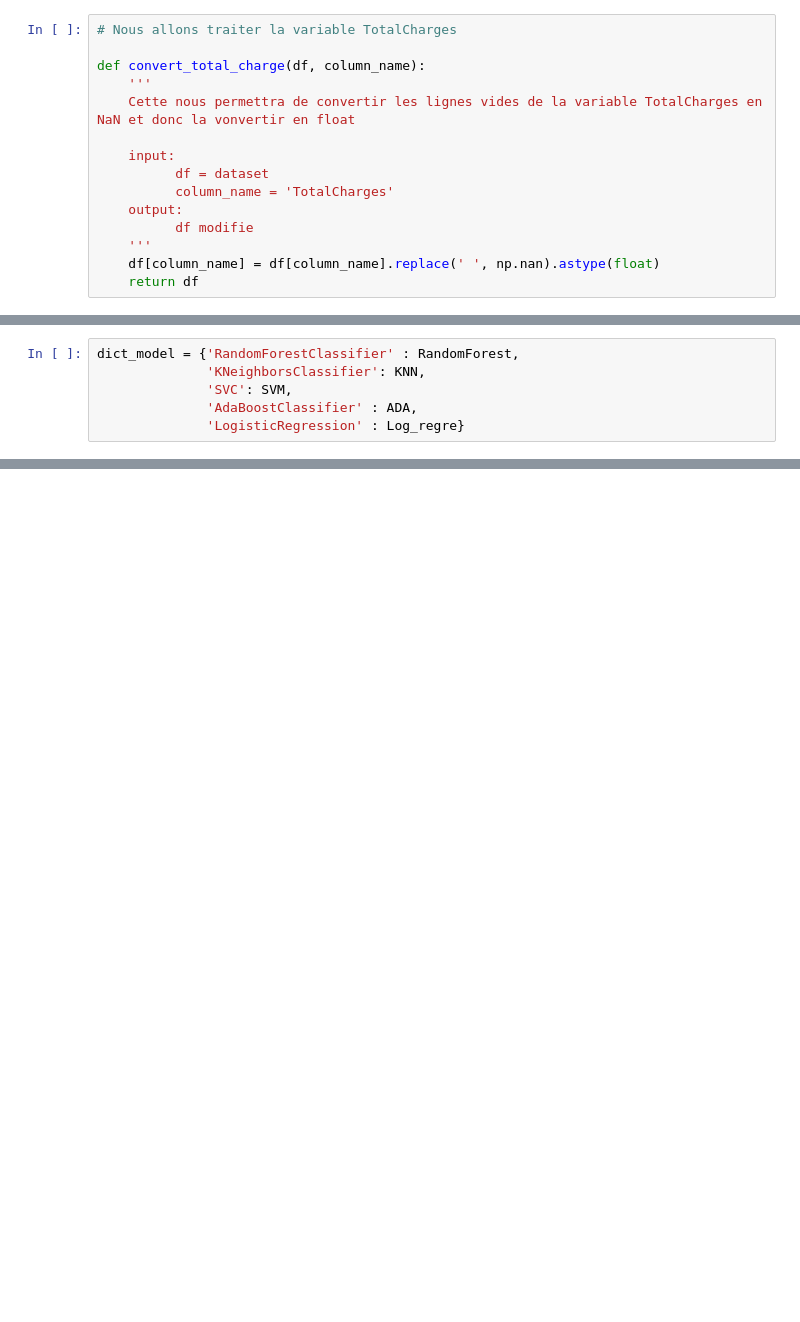
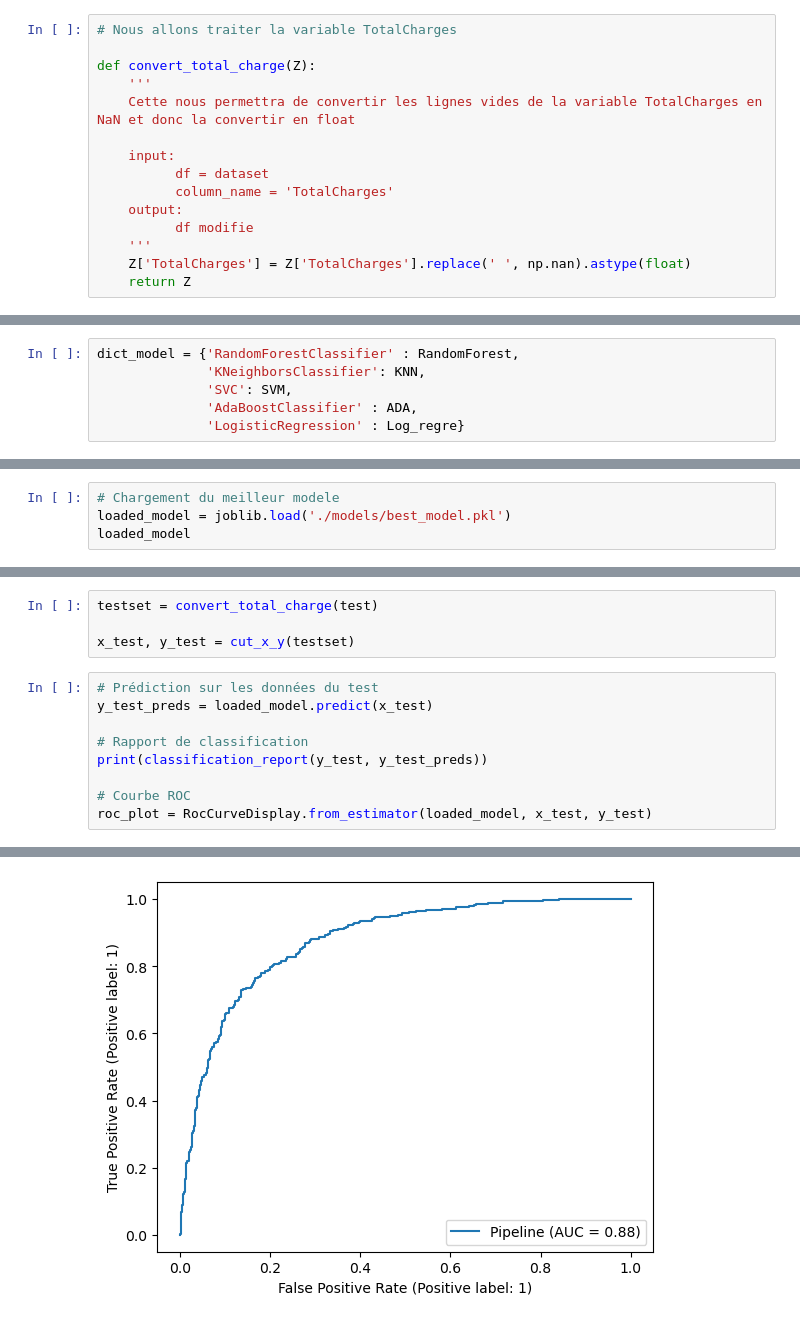
Before and after one commit to ChrystalDatascience/Projet-Telecom, a Jupyter notebook: Notebook_Churn.ipynb, the cells around one changed output, grey strips where cells are left out. Saved outputs shown, nothing was run; the diff lists cells and outputs as text; blank space fills up the shorter version.

```diff
--- a/Notebook_Churn.ipynb
+++ b/Notebook_Churn.ipynb
@@ -139,9 +371,9 @@ train['Churn'].value_counts(normalize=True)
 # %%
 # Nous allons traiter la variable TotalCharges
 
-def convert_total_charge(df, column_name):
+def convert_total_charge(Z):
     '''
-    Cette nous permettra de convertir les lignes vides de la variable TotalCharges en NaN et donc la vonvertir en float
+    Cette nous permettra de convertir les lignes vides de la variable TotalCharges en NaN et donc la convertir en float
 
     input:
           df = dataset
@@ -149,5 +381,5 @@ def convert_total_charge(df, column_name):
     output:
           df modifie
     '''
-    df[column_name] = df[column_name].replace(' ', np.nan).astype(float)
-    return df
+    Z['TotalCharges'] = Z['TotalCharges'].replace(' ', np.nan).astype(float)
+    return Z
@@ -223,0 +633,4 @@ print('hollo x')
+# %%
+# Chargement du meilleur modele
+loaded_model = joblib.load('./models/best_model.pkl')
+loaded_model
@@ -223,0 +652,14 @@ print('hollo x')
+# %%
+testset = convert_total_charge(test)
+
+x_test, y_test = cut_x_y(testset)
+# %%
+# Prédiction sur les données du test
+y_test_preds = loaded_model.predict(x_test)
+
+# Rapport de classification
+print(classification_report(y_test, y_test_preds))
+
+# Courbe ROC
+roc_plot = RocCurveDisplay.from_estimator(loaded_model, x_test, y_test)
+# %% [output]
@@ -223,0 +674 @@ print('hollo x')
+[figure, added]
```
Also changed, not shown: parts of 64 cells of this notebook, 31 other files.
